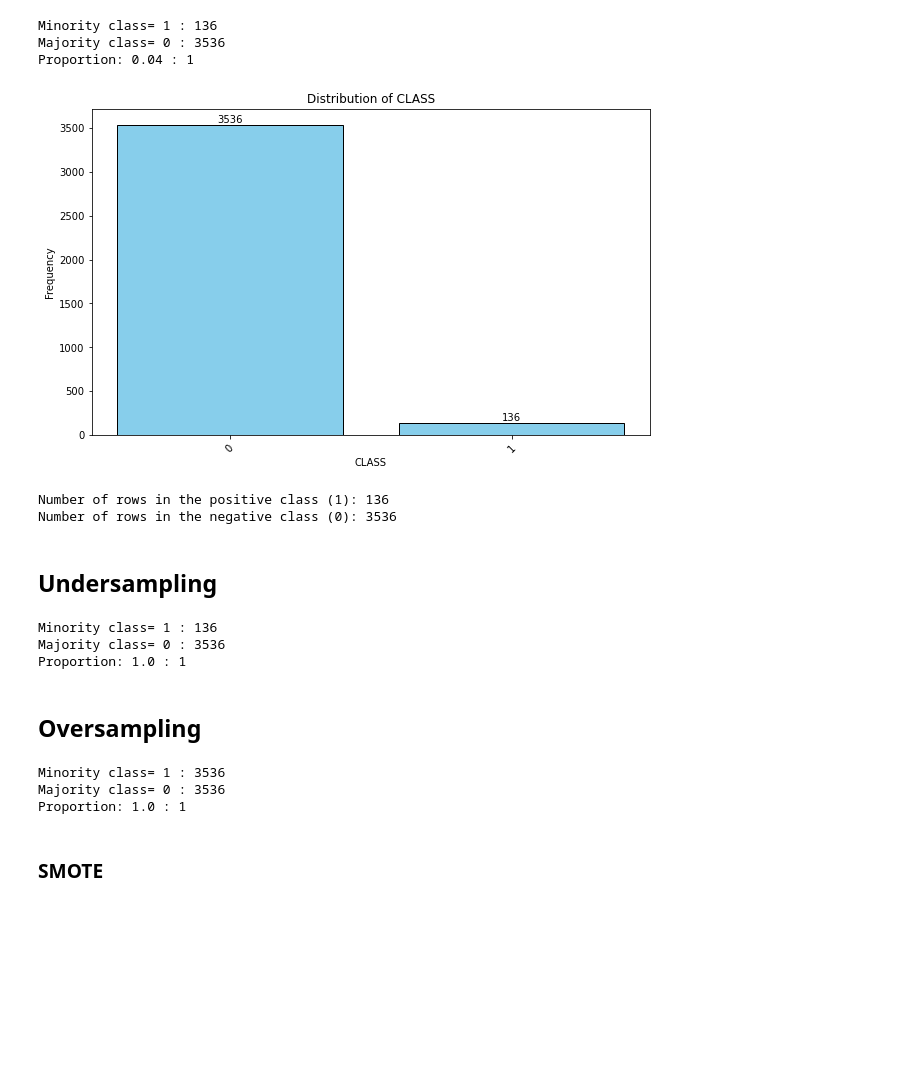
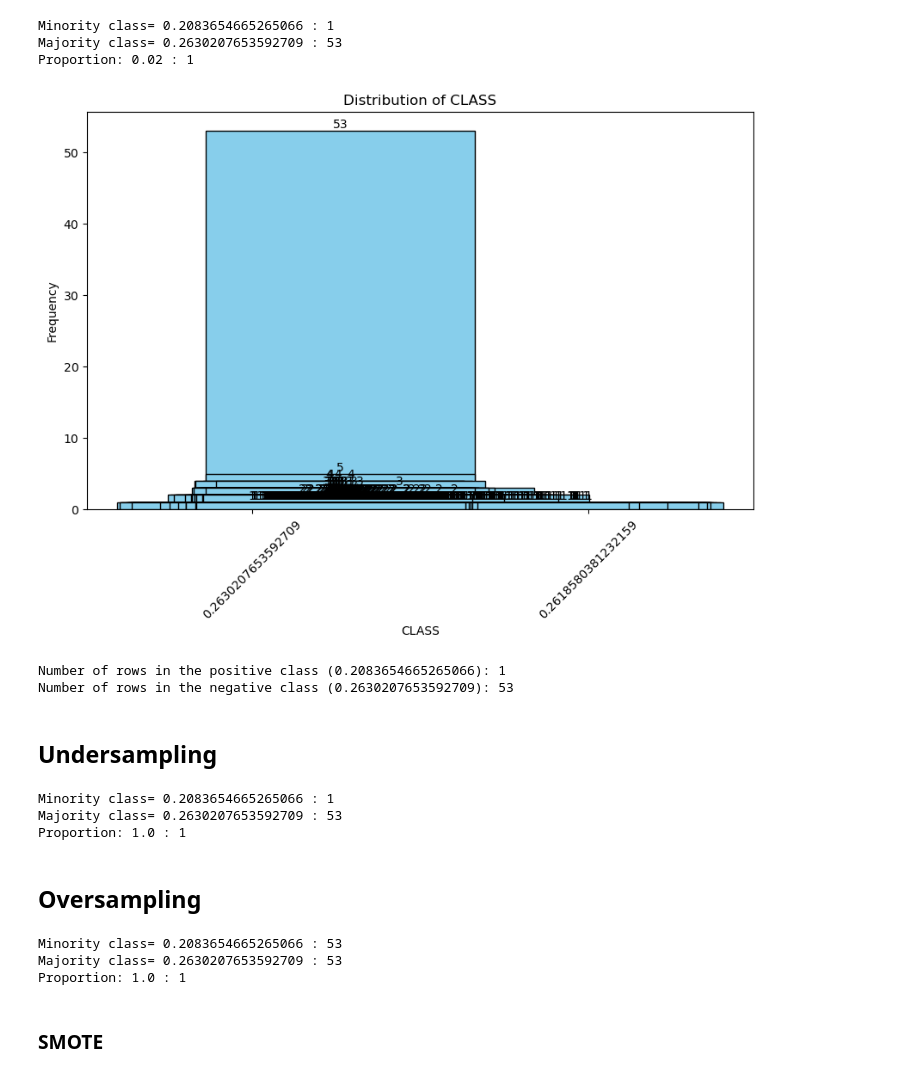
Before and after one commit to freshblaxx/DataScience, a Jupyter notebook: Projeto/Preparation/Data Balancing/Data_Balancing_financial.ipynb, the cells around one changed output. Saved outputs shown, nothing was run; the diff lists cells and outputs as text; code cells hidden in the pictures; blank space fills up the shorter version.

```diff
--- a/Projeto/Preparation/Data Balancing/Data_Balancing_financial.ipynb
+++ b/Projeto/Preparation/Data Balancing/Data_Balancing_financial.ipynb
@@ -7,7 +7,7 @@ from matplotlib.container import BarContainer
 from matplotlib import rcParams
 
 # Load the dataset
-file_path = '/Users/pascalludwig/Documents/Master/Semester 1/Term 2/Data Science/Project/DataScience/class_financial distress.csv'  # Replace with your file path
+file_path = '/Users/dominikfrank/Desktop/University/Master/Semester 1/PII/Data Science/Code for Project/DataScience/Projeto/Preparation/Scaling/ScalingFinancial_scaled_zscore_new.csv'  # Replace with your file path
 data = pd.read_csv(file_path)
 
 # Define some constants for visual styling
@@ -54,37 +54,37 @@ def plot_bar_chart(
 # Analyze the target variable `LAW_CAT_CD`
 target = 'CLASS'
 class_counts = data[target].value_counts()
 
 # Display class information
 minority_class = class_counts.idxmin()
 majority_class = class_counts.idxmax()
 
 print("Minority class=", minority_class, ":", class_counts[minority_class])
 print("Majority class=", majority_class, ":", class_counts[majority_class])
 print(
     "Proportion:",
     round(class_counts[minority_class] / class_counts[majority_class], 2),
     ": 1",
 )
 
 # Plotting the bar chart
 fig = figure(figsize=(10, 6))
 ax = fig.add_subplot(111)
 plot_bar_chart(
     xvalues=class_counts.index.tolist(),
     yvalues=class_counts.values.tolist(),
     ax=ax,
     title="Distribution of CLASS",
     xlabel="CLASS",
     ylabel="Frequency"
 )
 
 show()
 # %% [output]
-Minority class= 1 : 136
-Majority class= 0 : 3536
-Proportion: 0.04 : 1
+Minority class= 0.2083654665265066 : 1
+Majority class= 0.2630207653592709 : 53
+Proportion: 0.02 : 1
-[figure, old version]
+[figure, new version]
 # %%
 # Split the dataset into two subdatasets: one for each class
 df_positives = data[data[target] == minority_class]
@@ -106,8 +106,8 @@ df_negatives.to_csv("negative_class_financial.csv", index=False)
 # Save the balanced dataset for further exploration
 # balanced_dataset.to_csv("balanced_dataset.csv", index=False)
 # %% [output]
-Number of rows in the positive class (1): 136
-Number of rows in the negative class (0): 3536
+Number of rows in the positive class (0.2083654665265066): 1
+Number of rows in the negative class (0.2630207653592709): 53
 # %% [markdown]
 ## Undersampling
 # %%
@@ -125,8 +125,8 @@ print("Minority class=", minority_class, ":", len(df_positives))
 print("Majority class=", majority_class, ":", len(df_negatives))
 print("Proportion:", round(len(df_positives) / len(df_neg_sample), 2), ": 1")
 # %% [output]
-Minority class= 1 : 136
-Majority class= 0 : 3536
+Minority class= 0.2083654665265066 : 1
+Majority class= 0.2630207653592709 : 53
 Proportion: 1.0 : 1
 # %% [markdown]
 ## Oversampling
@@ -145,8 +145,8 @@ print("Minority class=", minority_class, ":", len(df_pos_sample))
 print("Majority class=", majority_class, ":", len(df_negatives))
 print("Proportion:", round(len(df_pos_sample) / len(df_negatives), 2), ": 1")
 # %% [output]
-Minority class= 1 : 3536
-Majority class= 0 : 3536
+Minority class= 0.2083654665265066 : 53
+Majority class= 0.2630207653592709 : 53
 Proportion: 1.0 : 1
 # %% [markdown]
 ### SMOTE
```
Also changed, not shown: parts of 2 cells of this notebook, 37 other files.
